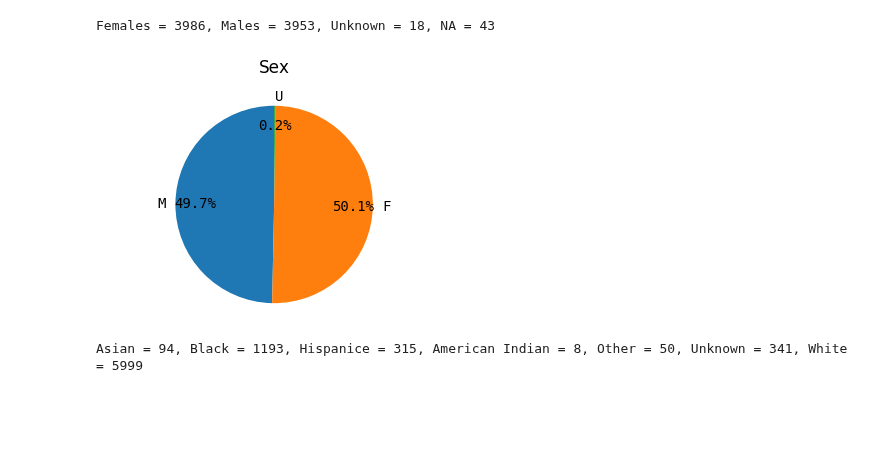
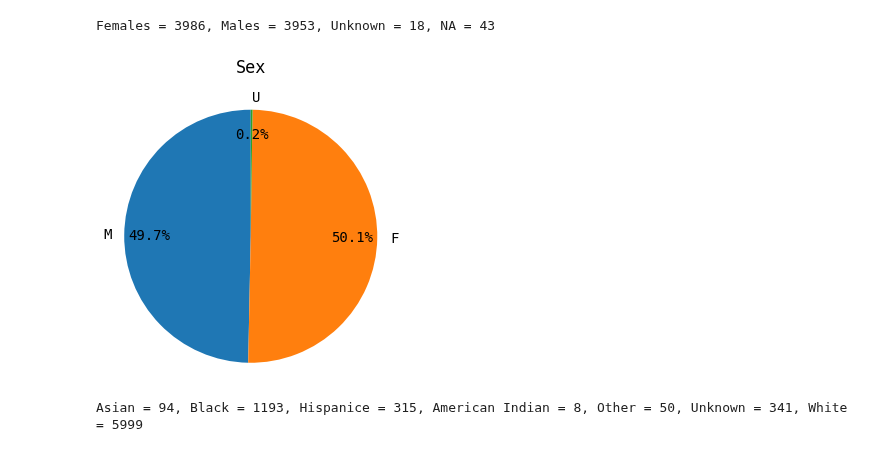
Before and after one commit to alvinjeffery/Bios8366_project, a Jupyter notebook: code/alvin_prelim.ipynb, the cells around one changed output. Cells and saved outputs as stored; diff of their text form; code cells hidden in the pictures; blank space fills up the shorter version.

```diff
--- a/code/alvin_prelim.ipynb
+++ b/code/alvin_prelim.ipynb
@@ -153,7 +138,7 @@ def pie_chart(labels, df, var, title, font=14, figsize=(2, 2)):
 # %%
-pie_chart(['M', 'F', 'U'], phenotype, 'sex', 'Sex')
+hlpr.pie_chart(['M', 'F', 'U'], phenotype, 'sex', 'Sex', figsize=(5, 5))
 # %% [output]
-[figure, old version]
+[figure, new version]
 # %%
 asian = sum(phenotype.race=='A')
 black = sum(phenotype.race=='B')
```
Also changed, not shown: parts of 64 cells of this notebook, 2 other files.
